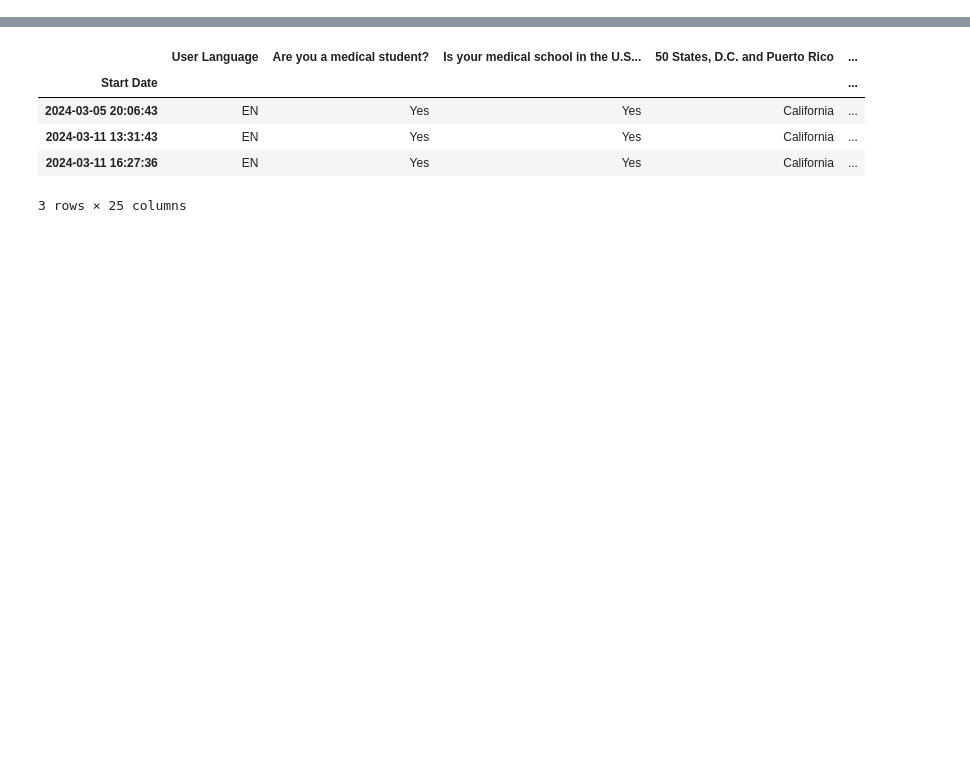
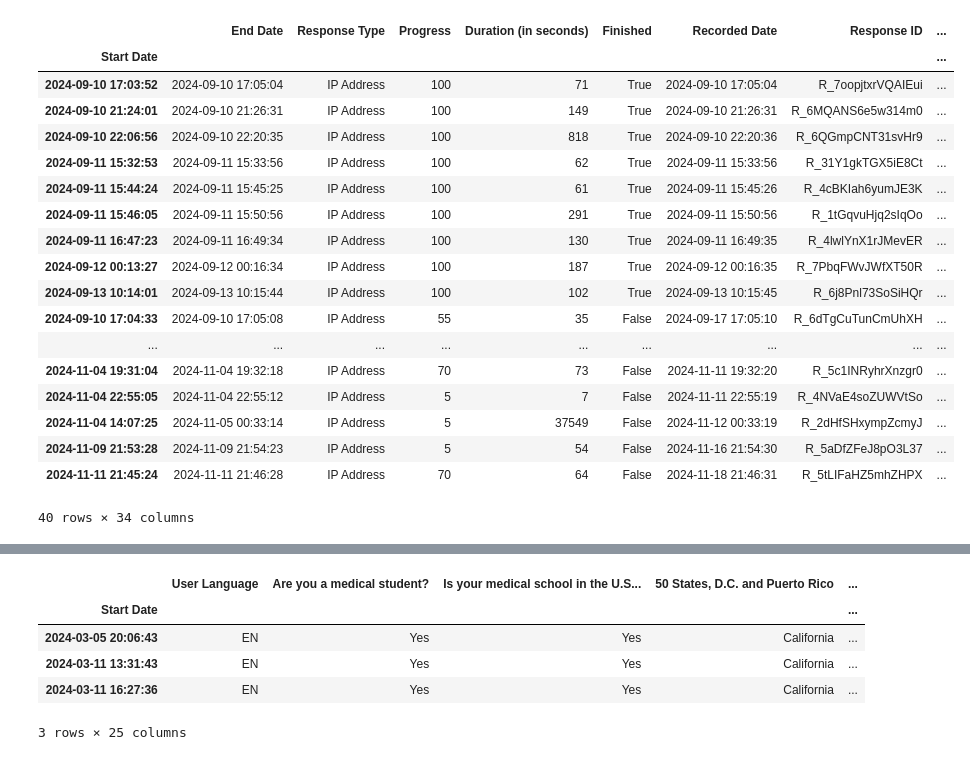
Before and after one commit to DaneshjouLab/med_student_llm_perspectives, a Jupyter notebook: Medical_Student_LLM_Demo.ipynb, the cells around one changed output, grey strips where cells are left out. Cells and saved outputs as stored; diff of their text form; code cells hidden in the pictures; blank space fills up the shorter version.

```diff
--- a/Medical_Student_LLM_Demo.ipynb
+++ b/Medical_Student_LLM_Demo.ipynb
@@ -25,0 +17,22 @@ llm_use_df.head(5)
+# %%
+llm_use_df
+# %% [output]
+|  | End Date | Response Type | Progress | Duration (in seconds) | Finished | Recorded Date | Response ID | ... |
+| Start Date |  |  |  |  |  |  |  | ... |
+| 2024-09-10 17:03:52 | 2024-09-10 17:05:04 | IP Address | 100 | 71 | True | 2024-09-10 17:05:04 | R_7oopjtxrVQAIEui | ... |
+| 2024-09-10 21:24:01 | 2024-09-10 21:26:31 | IP Address | 100 | 149 | True | 2024-09-10 21:26:31 | R_6MQANS6e5w314m0 | ... |
+| 2024-09-10 22:06:56 | 2024-09-10 22:20:35 | IP Address | 100 | 818 | True | 2024-09-10 22:20:36 | R_6QGmpCNT31svHr9 | ... |
+| 2024-09-11 15:32:53 | 2024-09-11 15:33:56 | IP Address | 100 | 62 | True | 2024-09-11 15:33:56 | R_31Y1gkTGX5iE8Ct | ... |
+| 2024-09-11 15:44:24 | 2024-09-11 15:45:25 | IP Address | 100 | 61 | True | 2024-09-11 15:45:26 | R_4cBKIah6yumJE3K | ... |
+| 2024-09-11 15:46:05 | 2024-09-11 15:50:56 | IP Address | 100 | 291 | True | 2024-09-11 15:50:56 | R_1tGqvuHjq2sIqOo | ... |
+| 2024-09-11 16:47:23 | 2024-09-11 16:49:34 | IP Address | 100 | 130 | True | 2024-09-11 16:49:35 | R_4lwlYnX1rJMevER | ... |
+| 2024-09-12 00:13:27 | 2024-09-12 00:16:34 | IP Address | 100 | 187 | True | 2024-09-12 00:16:35 | R_7PbqFWvJWfXT50R | ... |
+| 2024-09-13 10:14:01 | 2024-09-13 10:15:44 | IP Address | 100 | 102 | True | 2024-09-13 10:15:45 | R_6j8Pnl73SoSiHQr | ... |
+| 2024-09-10 17:04:33 | 2024-09-10 17:05:08 | IP Address | 55 | 35 | False | 2024-09-17 17:05:10 | R_6dTgCuTunCmUhXH | ... |
+| ... | ... | ... | ... | ... | ... | ... | ... | ... |
+| 2024-11-04 19:31:04 | 2024-11-04 19:32:18 | IP Address | 70 | 73 | False | 2024-11-11 19:32:20 | R_5c1INRyhrXnzgr0 | ... |
+| 2024-11-04 22:55:05 | 2024-11-04 22:55:12 | IP Address | 5 | 7 | False | 2024-11-11 22:55:19 | R_4NVaE4soZUWVtSo | ... |
+| 2024-11-04 14:07:25 | 2024-11-05 00:33:14 | IP Address | 5 | 37549 | False | 2024-11-12 00:33:19 | R_2dHfSHxympZcmyJ | ... |
+| 2024-11-09 21:53:28 | 2024-11-09 21:54:23 | IP Address | 5 | 54 | False | 2024-11-16 21:54:30 | R_5aDfZFeJ8pO3L37 | ... |
+| 2024-11-11 21:45:24 | 2024-11-11 21:46:28 | IP Address | 70 | 64 | False | 2024-11-18 21:46:31 | R_5tLIFaHZ5mhZHPX | ... |
+40 rows × 34 columns
```
Also changed, not shown: parts of 34 cells of this notebook, 6 other files.
